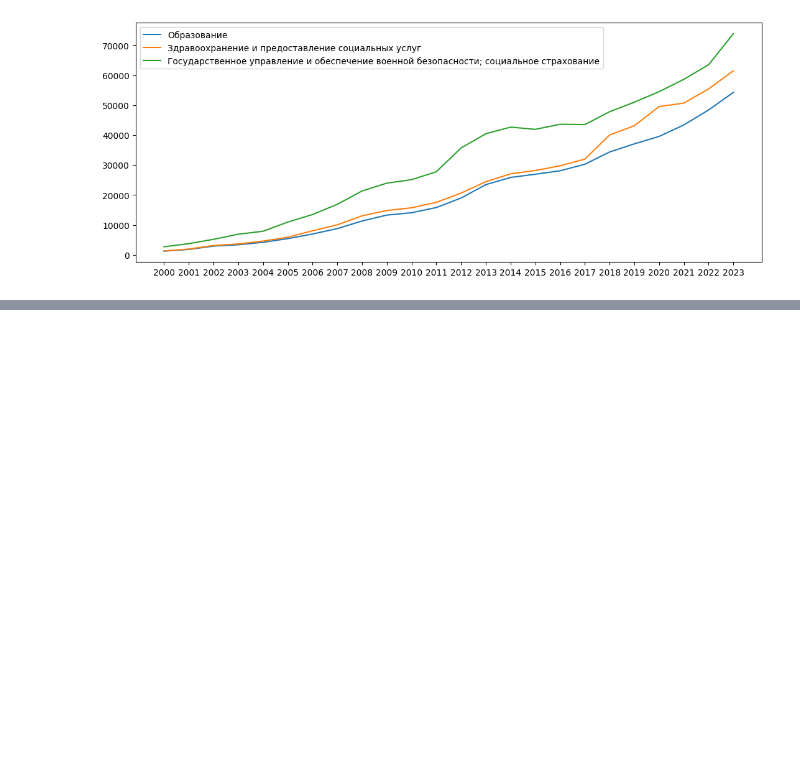
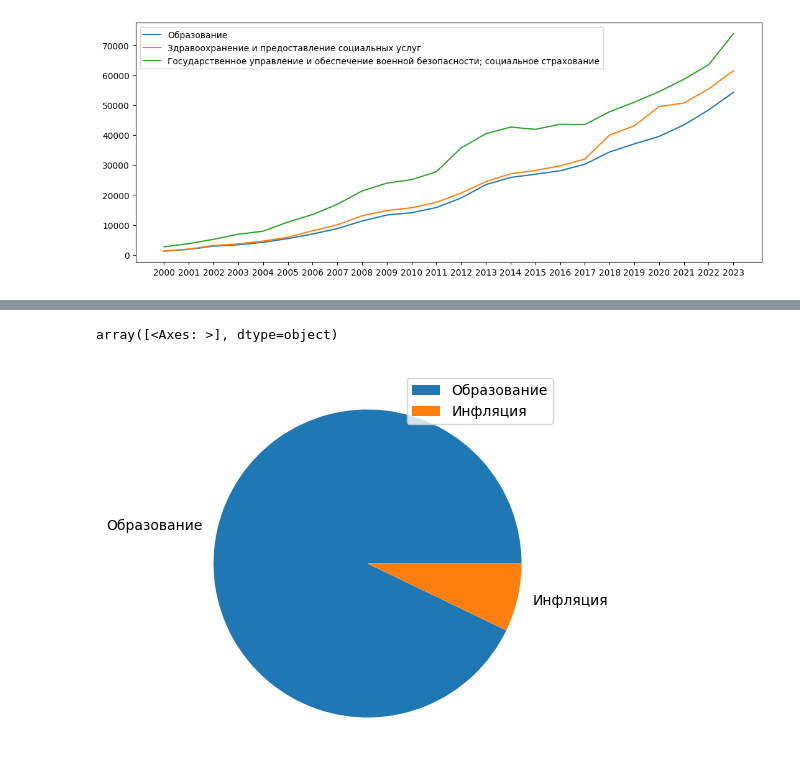
Before and after one commit to Borislove/salary-analysis-643-py, a Jupyter notebook: salary_analysis_643_py.ipynb, the cells around one changed output, grey strips where cells are left out. Saved outputs shown, nothing was run; the diff lists cells and outputs as text; code cells hidden in the pictures; blank space fills up the shorter version.

```diff
--- a/salary_analysis_643_py.ipynb
+++ b/salary_analysis_643_py.ipynb
@@ -126,0 +205,7 @@ plt.show()
+# %%
+# ОБРАЗОВАНИЕ
+url_ed = 'https://raw.githubusercontent.com/Borislove/files/main/data/data.csv'
+DATA_ED = pd.read_csv(url_ed, index_col=0)
+DATA_ED = DATA_ED.drop(index=('Здравоохранение и предоставление социальных услуг'))
+DATA_ED = DATA_ED.drop(index=('Государственное управление и обеспечение военной безопасности; социальное страхование'))
+DATA_ED.head(1)
@@ -126,0 +227,20 @@ plt.show()
+# %%
+# образование
+DATA_ED = DATA_ED.head(1)
+#DATA_ED
+ed = DATA_ED.values[0].sum()  # 499915.0
+#DATA_ED.values[0]
+education = DATA_ED.values[0]
+test = DATA_ED * (1- inflation / 100 )
+tt = test.values[0]
+total = tt.sum()  # 461420.4442
+total
+result = ed - total # 38494.55579999997
+result
+data_ed = [[ed], [result]]
+data_ed
+data_ed_infl = pd.DataFrame(data_ed, columns=[''], index=["Образование", "Инфляция"])
+data_ed_infl.plot.pie(subplots=True, figsize=(5, 5))
+# %% [output]
+array([<Axes: >], dtype=object)
+[figure, added]
```
Also changed, not shown: parts of 51 cells of this notebook.
